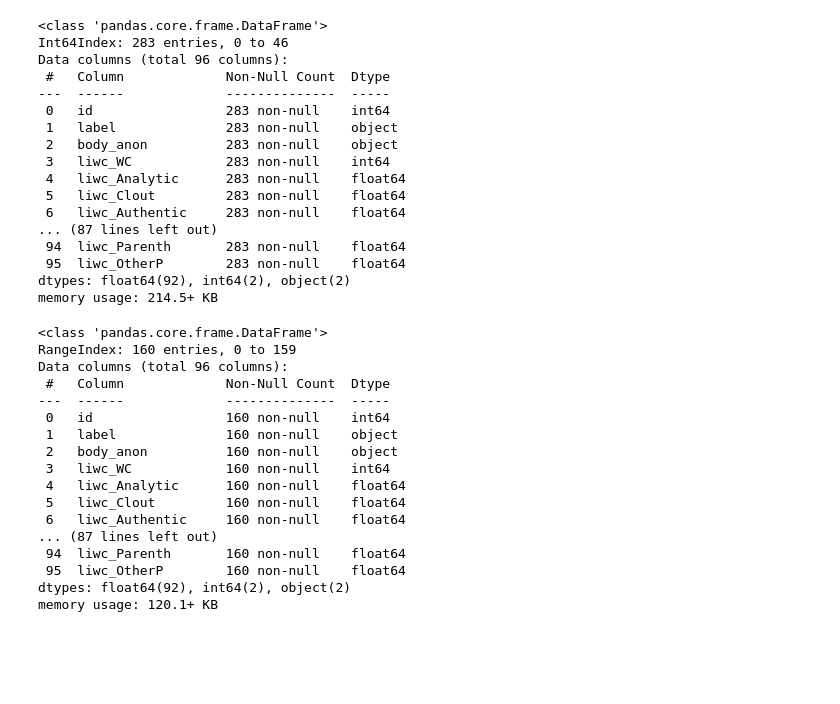
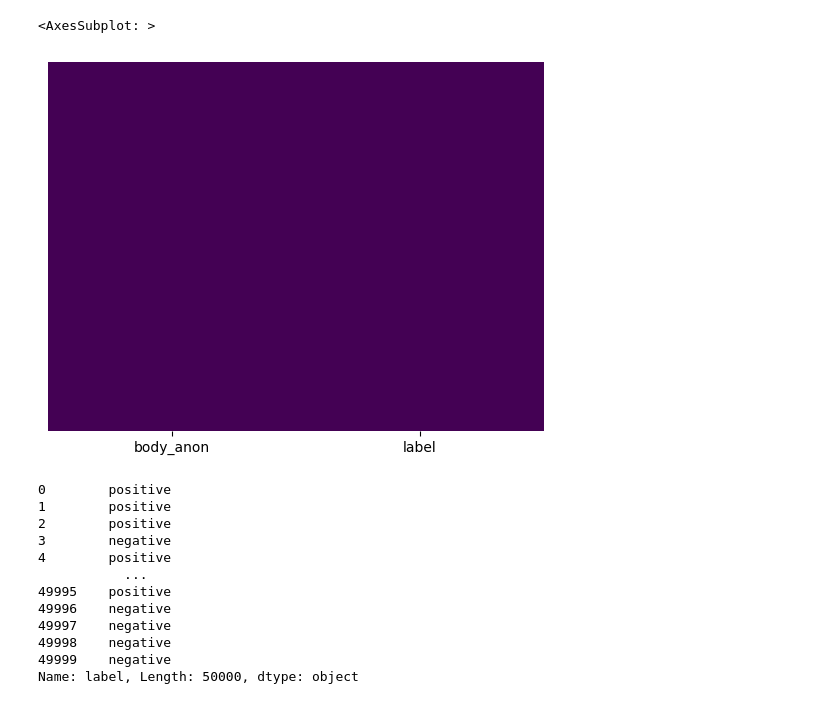
Before and after one commit to kenclements/praxis, a Jupyter notebook: adaboost-twos.ipynb, the cells around one changed output. Saved outputs shown, nothing was run; the diff lists cells and outputs as text; code cells hidden in the pictures; blank space fills up the shorter version.

```diff
--- a/adaboost-twos.ipynb
+++ b/adaboost-twos.ipynb
@@ -48,40 +84,22 @@ df
+# %%
+df.rename(columns={"review": "body_anon", "sentiment": "label"}, inplace=True)
+# %%
+sb.heatmap(df.isnull(),yticklabels=False,cbar=False,cmap='viridis')
+# %% [output]
+<AxesSubplot: >
+[figure, added]
 # %%
-df.info()
+df['label']
 # %% [output]
-<class 'pandas.core.frame.DataFrame'>
-Int64Index: 283 entries, 0 to 46
-Data columns (total 96 columns):
- #   Column             Non-Null Count  Dtype
----  ------             --------------  -----
- 0   id                 283 non-null    int64
- 1   label              283 non-null    object
- 2   body_anon          283 non-null    object
- 3   liwc_WC            283 non-null    int64
- 4   liwc_Analytic      283 non-null    float64
- 5   liwc_Clout         283 non-null    float64
- 6   liwc_Authentic     283 non-null    float64
-... (87 lines left out)
- 94  liwc_Parenth       283 non-null    float64
- 95  liwc_OtherP        283 non-null    float64
-dtypes: float64(92), int64(2), object(2)
-memory usage: 214.5+ KB
+0        positive
+1        positive
+2        positive
+3        negative
+4        positive
+           ...
+49995    positive
+49996    negative
+49997    negative
+49998    negative
+49999    negative
+Name: label, Length: 50000, dtype: object
-# %%
-file.info()
-# %% [output]
-<class 'pandas.core.frame.DataFrame'>
-RangeIndex: 160 entries, 0 to 159
-Data columns (total 96 columns):
- #   Column             Non-Null Count  Dtype
----  ------             --------------  -----
- 0   id                 160 non-null    int64
- 1   label              160 non-null    object
- 2   body_anon          160 non-null    object
- 3   liwc_WC            160 non-null    int64
- 4   liwc_Analytic      160 non-null    float64
- 5   liwc_Clout         160 non-null    float64
- 6   liwc_Authentic     160 non-null    float64
-... (87 lines left out)
- 94  liwc_Parenth       160 non-null    float64
- 95  liwc_OtherP        160 non-null    float64
-dtypes: float64(92), int64(2), object(2)
-memory usage: 120.1+ KB
```
Also changed, not shown: parts of 64 cells of this notebook.
